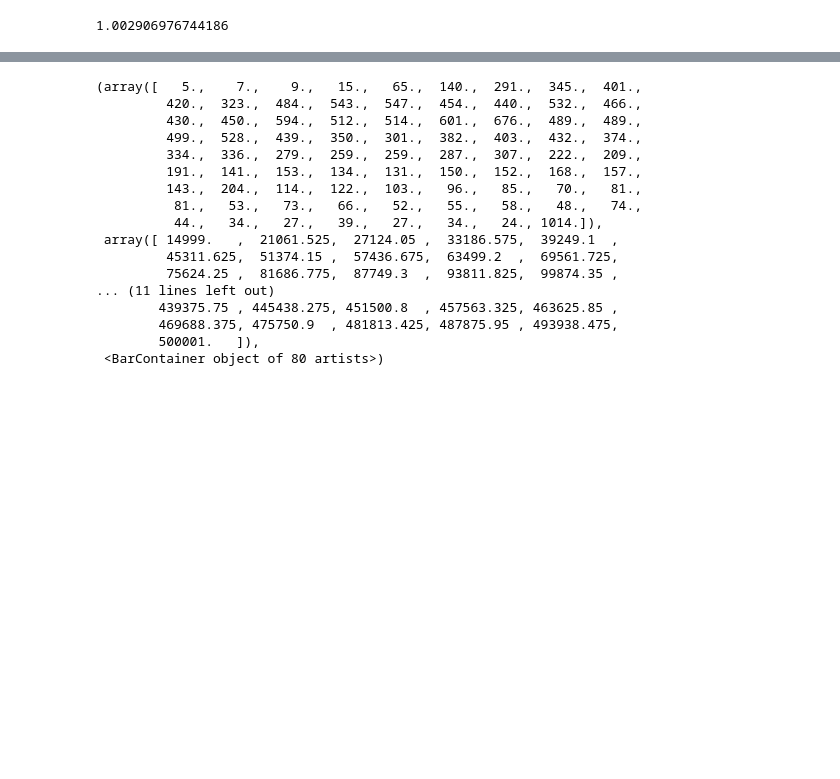
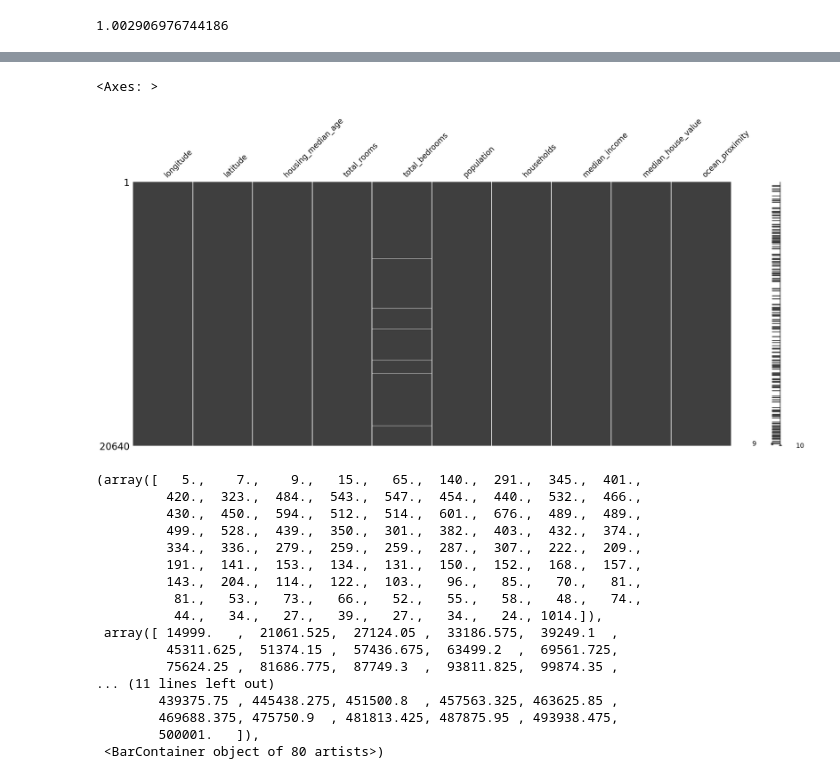
Before and after one commit to nishags83g/my-ai-learning, a Jupyter notebook: mylearnings.ipynb, the cells around one changed output, grey strips where cells are left out. Drawn from its saved outputs; the diff is of its cells as text; code cells hidden in the pictures; blank space fills up the shorter version.

```diff
--- a/mylearnings.ipynb
+++ b/mylearnings.ipynb
@@ -126,3 +241,10 @@ caHousing['total_bedrooms'].isnull().sum()/caHousing.shape[0] *100
+# %%
+#Visualize missing values in 2 ways
+#Second Method
+msno.matrix(caHousing)
+# %% [output]
+<Axes: >
+[figure, added]
 # %%
 #Copying a dataframe
 caHousing_copy=caHousing.copy()
```
Also changed, not shown: parts of 53 cells of this notebook.
